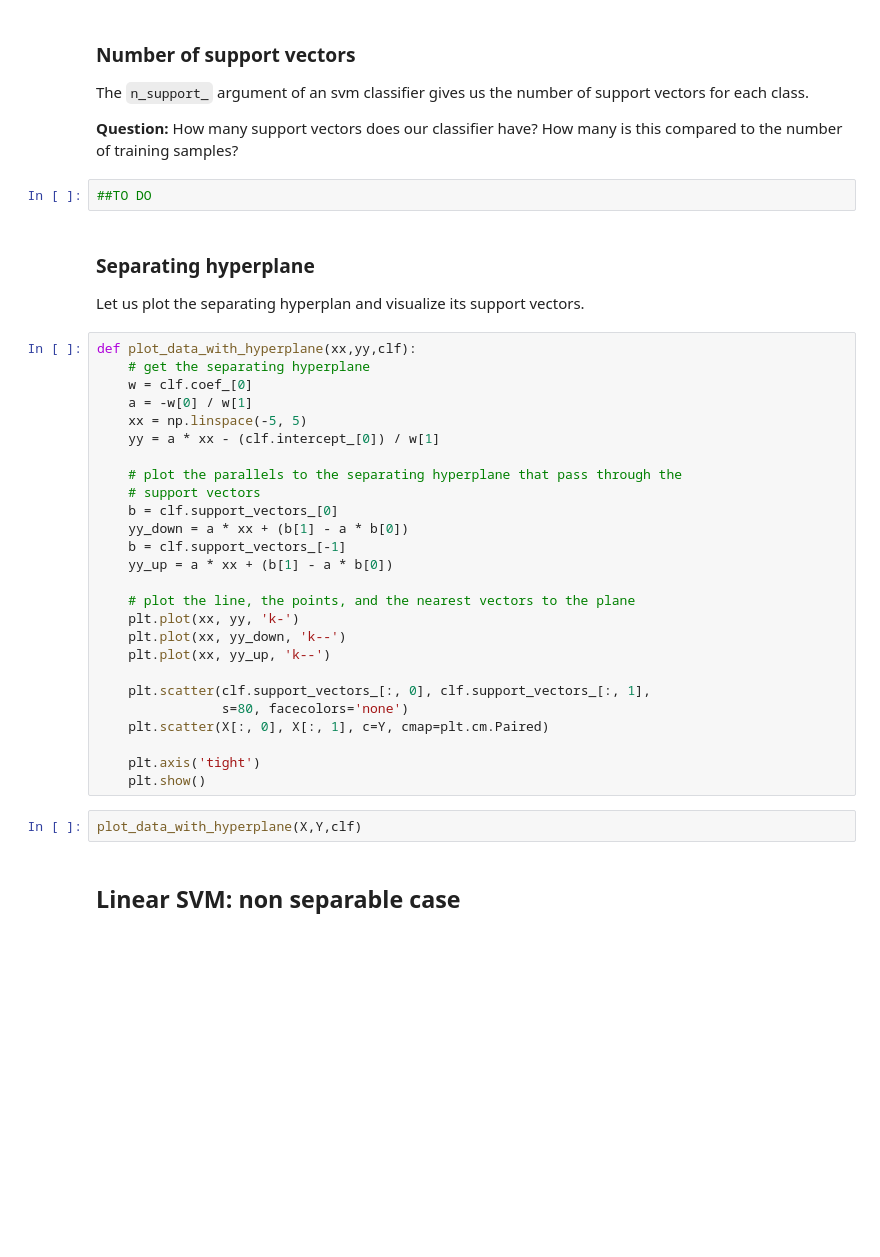
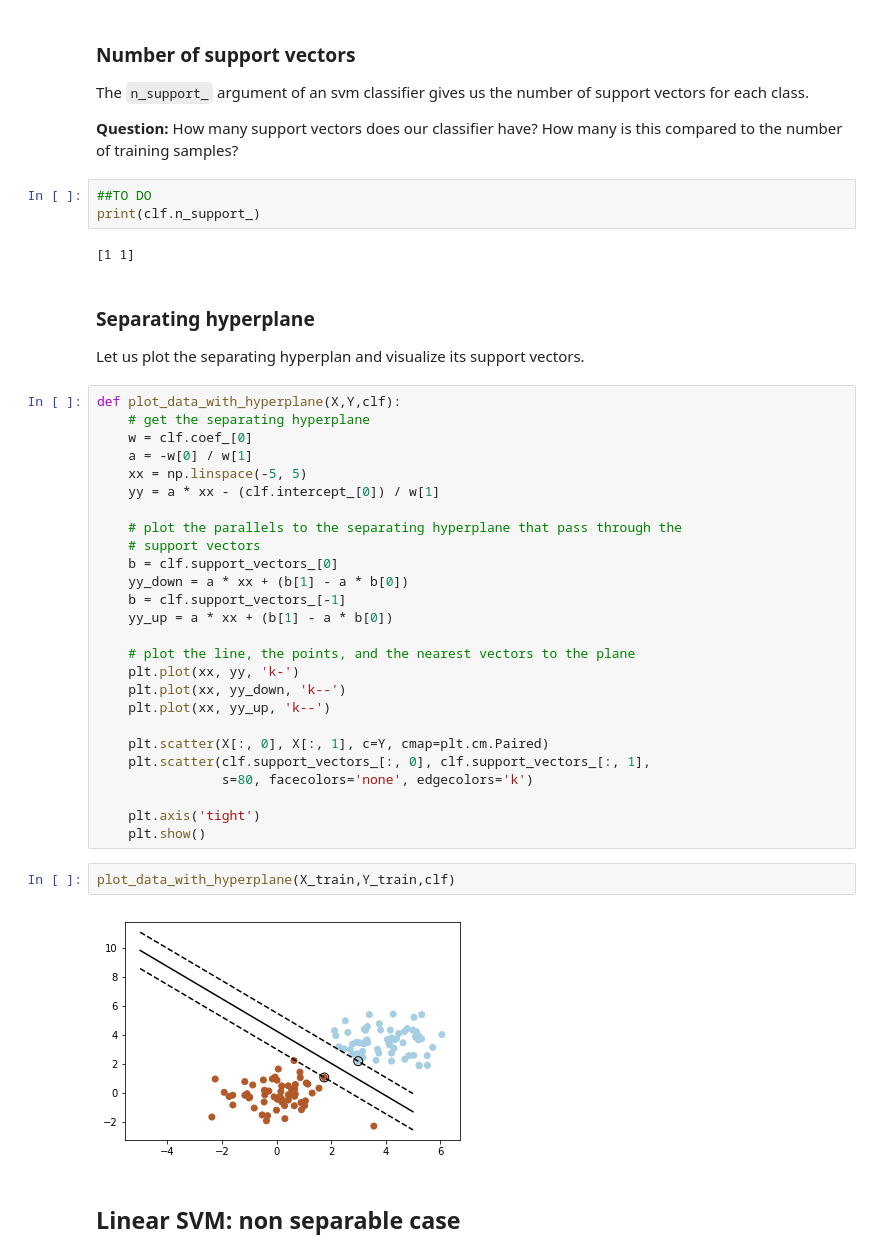
Before and after one commit to bplaye/TP_SVM_04-20-17, a Jupyter notebook: TP_SVM_04-20-17.ipynb, the cells around one changed output. Saved outputs shown, nothing was run; the diff lists cells and outputs as text; blank space fills up the shorter version.

```diff
--- a/TP_SVM_04-20-17.ipynb
+++ b/TP_SVM_04-20-17.ipynb
@@ -46,12 +72,15 @@ The `n_support_` argument of an svm classifier gives us the number of support ve
 **Question:** How many support vectors does our classifier have? How many is this compared to the number of training samples?
 # %%
 ##TO DO
+print(clf.n_support_)
+# %% [output]
+[1 1]
 # %% [markdown]
 ### Separating hyperplane
 
 Let us plot the separating hyperplan and visualize its support vectors.
 # %%
-def plot_data_with_hyperplane(xx,yy,clf):
+def plot_data_with_hyperplane(X,Y,clf):
     # get the separating hyperplane
     w = clf.coef_[0]
     a = -w[0] / w[1]
@@ -70,13 +99,15 @@ def plot_data_with_hyperplane(xx,yy,clf):
     plt.plot(xx, yy_down, 'k--')
     plt.plot(xx, yy_up, 'k--')
 
+    plt.scatter(X[:, 0], X[:, 1], c=Y, cmap=plt.cm.Paired)
     plt.scatter(clf.support_vectors_[:, 0], clf.support_vectors_[:, 1],
-                s=80, facecolors='none')
-    plt.scatter(X[:, 0], X[:, 1], c=Y, cmap=plt.cm.Paired)
+                s=80, facecolors='none', edgecolors='k')
 
     plt.axis('tight')
     plt.show()
 # %%
-plot_data_with_hyperplane(X,Y,clf)
+plot_data_with_hyperplane(X_train,Y_train,clf)
+# %% [output]
+[figure, added]
 # %% [markdown]
 ## Linear SVM: non separable case
```
Also changed, not shown: parts of 27 cells of this notebook.
